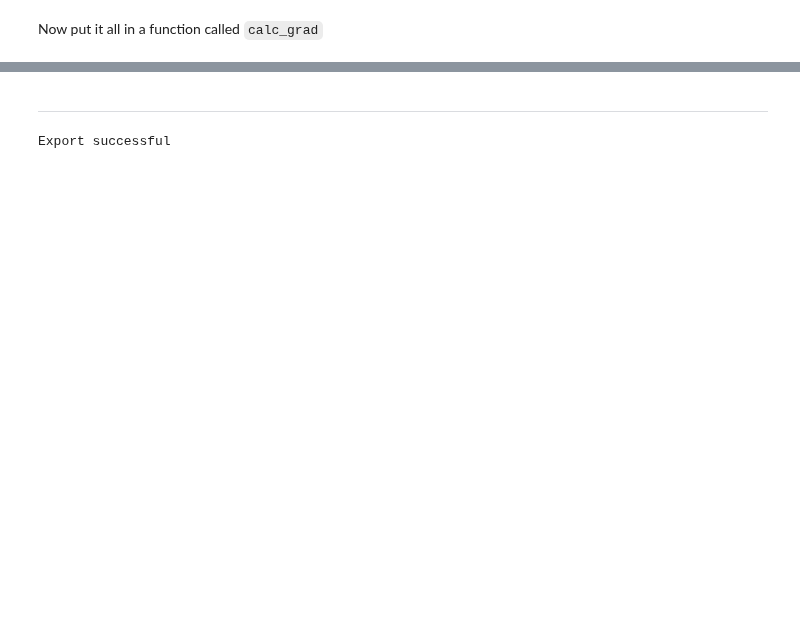
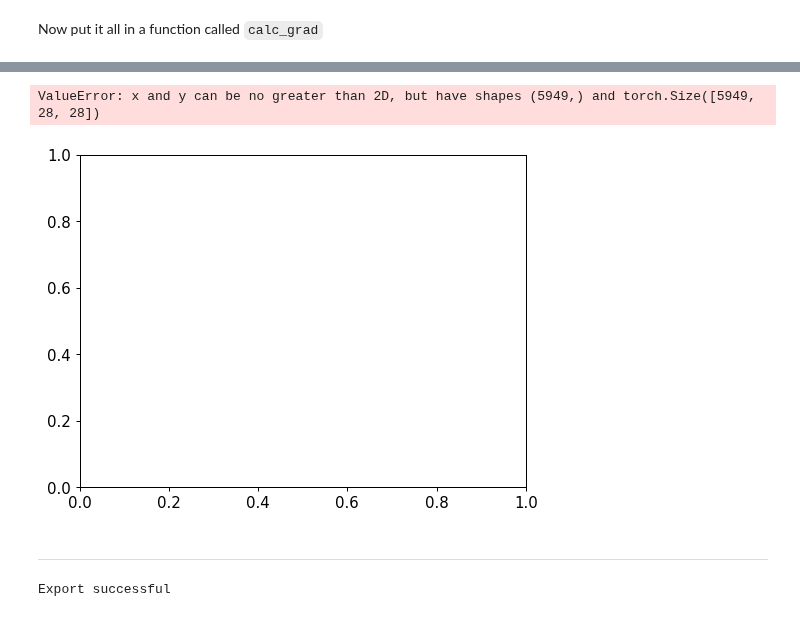
Before and after one commit to peterbull/deep-learning-projects, a Jupyter notebook: ch_4_notes/04_ch_pt_2.ipynb, the cells around one changed output, grey strips where cells are left out. Drawn from its saved outputs; the diff is of its cells as text; code cells hidden in the pictures; blank space fills up the shorter version.

```diff
--- a/04_ch_pt_2.ipynb
+++ b/ch_4_notes/04_ch_pt_2.ipynb
@@ -834,3 +936,8 @@ Now put it all in a function called `calc_grad`
+# %%
+plt.plot
+# %% [output]
+ValueError: x and y can be no greater than 2D, but have shapes (5949,) and torch.Size([5949, 28, 28])
+[figure, added]
 # %% [markdown]
 ***
 # %%
```
Also changed, not shown: parts of 25 cells of this notebook, 7 other files.
